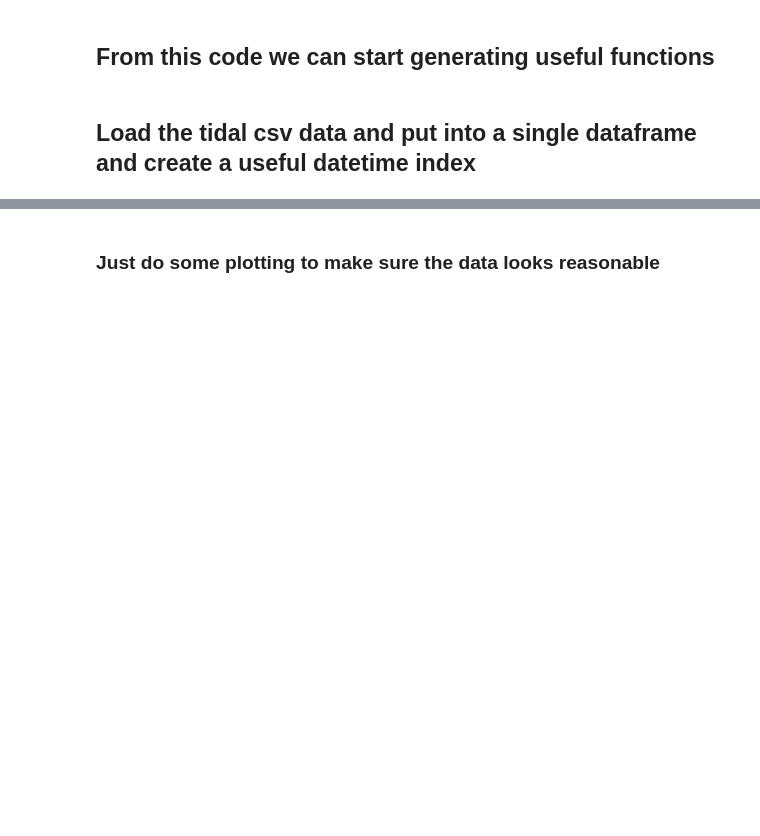
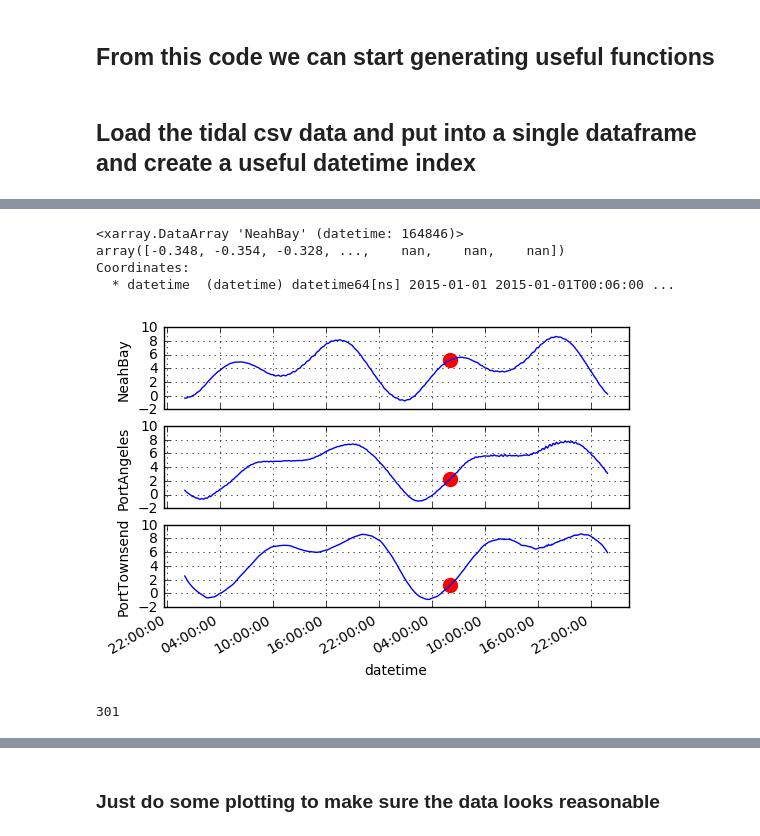
Before and after one commit to mguerrap/tydal, a Jupyter notebook: analysis/Tides_analysis.ipynb, the cells around one changed output, grey strips where cells are left out. Cells and saved outputs as stored; diff of their text form; code cells hidden in the pictures; blank space fills up the shorter version.

```diff
--- a/analysis/Tides_analysis.ipynb
+++ b/analysis/Tides_analysis.ipynb
@@ -79,0 +141,11 @@ PortTownsend, PortTownsend_datetime = load_Port_Townsend()
+# %%
+NB = Tides.NeahBay.sel(datetime=slice('2015-01-01','2015-01-02'))
+PA = Tides.PortAngeles.sel(datetime=slice('2015-01-01','2015-01-02'))
+PT = Tides.PortTownsend.sel(datetime=slice('2015-01-01','2015-01-02'))
+# %%
+Tides.NeahBay
+# %% [output]
+<xarray.DataArray 'NeahBay' (datetime: 164846)>
+array([-0.348, -0.354, -0.328, ...,    nan,    nan,    nan])
+Coordinates:
+  * datetime  (datetime) datetime64[ns] 2015-01-01 2015-01-01T00:06:00 ...
@@ -79,0 +155,29 @@ PortTownsend, PortTownsend_datetime = load_Port_Townsend()
+# %%
+def plot_tide_data(dt):
+    """
+    This function plots the three tidal stations for the given
+    time period along with a marker showing the time and elevation
+    selected using the widget slider
+    """
+    fig, axes = plt.subplots(nrows=3)
+    NB.plot(ax=axes[0])
+    axes[0].scatter(x=NB.datetime.values[dt],y=NB.values[dt],color="red",s=100)
+    axes[0].grid()
+
+    PA.plot(ax=axes[1])
+    axes[1].scatter(x=NB.datetime.values[dt],y=PA.values[dt],color="red",s=100)
+    axes[1].grid()
+
+    PT.plot(ax=axes[2])
+    axes[2].scatter(x=NB.datetime.values[dt],y=PT.values[dt],color="red",s=100)
+    axes[2].grid()
+# %%
+slide = widgets.IntSlider(1,1,len(NB.datetime.values)-1)
+# %%
+interact(plot_tide_data,dt=slide)
+# %% [output]
+[figure, added]
+# %%
+slide.value
+# %% [output]
+301
```
Also changed, not shown: parts of 25 cells of this notebook.
